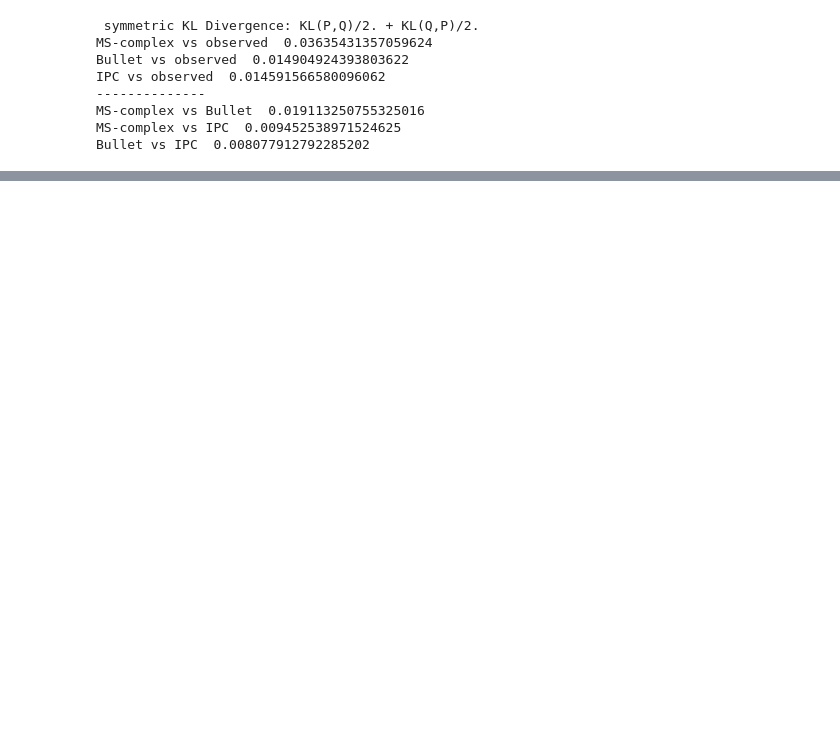
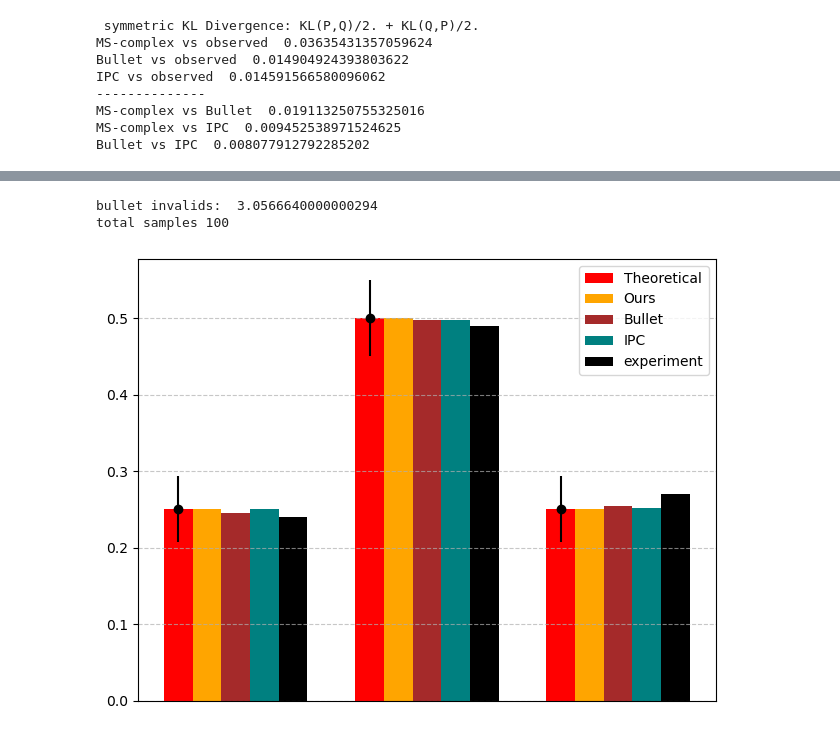
Before and after one commit to hbaktash/resting-rigid-bodies, a Jupyter notebook: BB_result_scripts/experiment_stats.ipynb, the cells around one changed output, grey strips where cells are left out. Drawn from its saved outputs; the diff is of its cells as text; code cells hidden in the pictures; blank space fills up the shorter version.

```diff
--- a/BB_result_scripts/experiment_stats.ipynb
+++ b/BB_result_scripts/experiment_stats.ipynb
@@ -120,3 +139,30 @@ P-value: 0.8958
+# %%
+# ------ binomial n=2 trials ------
+MS_probs     = [0.25, 0.50, 0.25]
+MS_probs = [p/(sum(MS_probs)) for p in MS_probs]
+Bullet_probs = [0.245, 0.259762 + 0.237716, 0.255]
+# Bullet_probs = [p/(sum(Bullet_probs)) for p in Bullet_probs]
+print("bullet invalids: ", (1- sum(Bullet_probs))*1212)
+IPC_probs = [0.25, 0.497, 0.2518]
+IPC_probs = [p/(sum(IPC_probs)) for p in IPC_probs]
+
+observed_freq = [24, 49, 27]
+observed_probs = [p/sum(observed_freq) for p in observed_freq]
+m = sum(observed_freq)
+#total rolls
+print("total samples", sum(observed_freq))
+
+theoretical_probs = [1/4,2/4,1/4]
+
+outcomes = [0,1,2]
+plot_simulation_vs_experiment(outcomes, MS_probs, IPC_probs, Bullet_probs, observed_probs, "experiment",
+                              theoretical_probs=theoretical_probs,
+                              save=False, save_title="binom2_experiments", total_rolls=sum(observed_freq))
+# write_to_CSV("./CSVs/binom2.csv", MS_probs, IPC_probs, Bullet_probs, observed_probs, outcomes, m)
+# %% [output]
+bullet invalids:  3.0566640000000294
+total samples 100
+[figure, added]
 # %%
 # ------ binomial n=3 trials ------
 Bullet_b3_probs = [0.0986715, 0.404706, 0.408439, 0.0873413]
```
Also changed, not shown: parts of 17 cells of this notebook, 23 other files.
